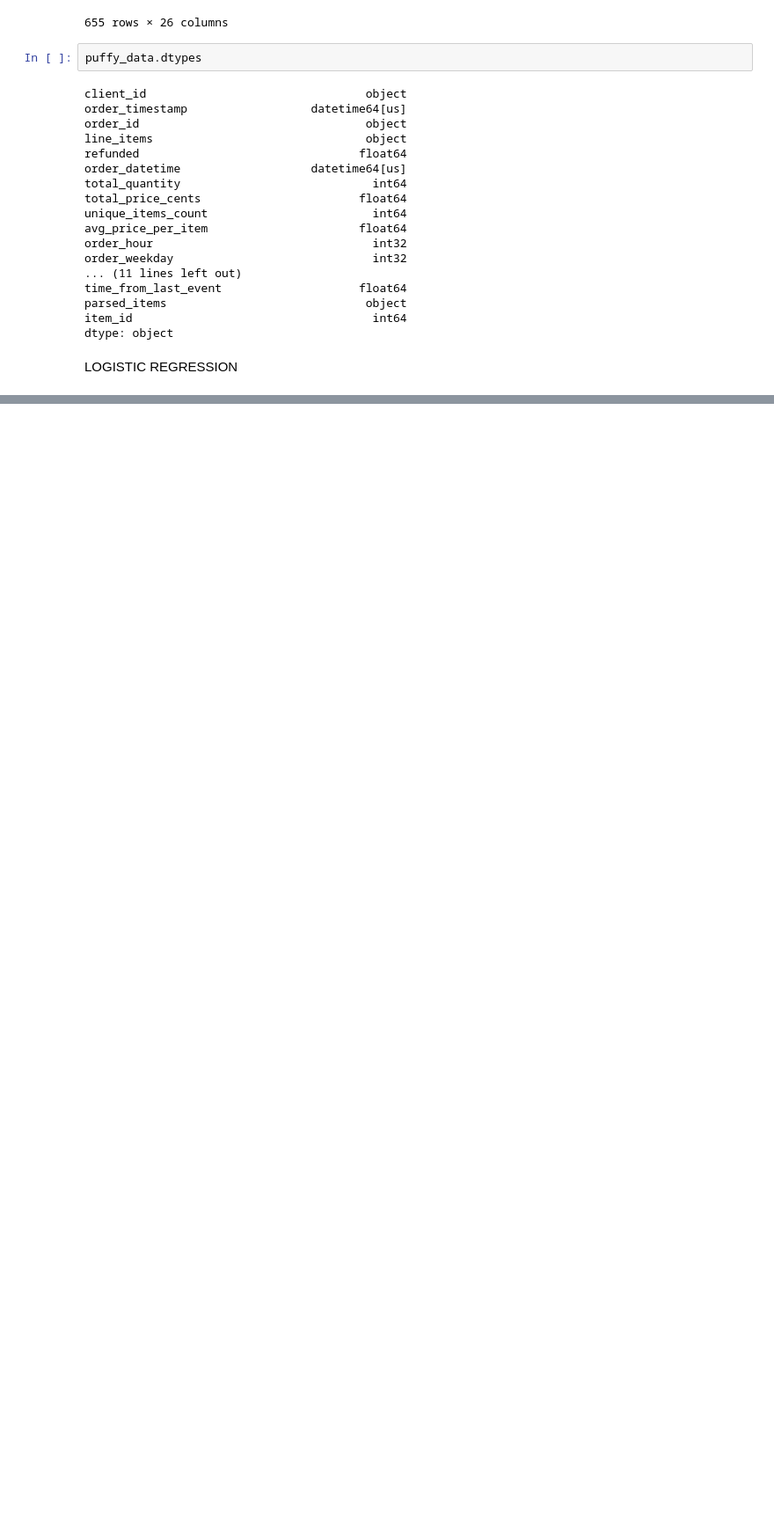
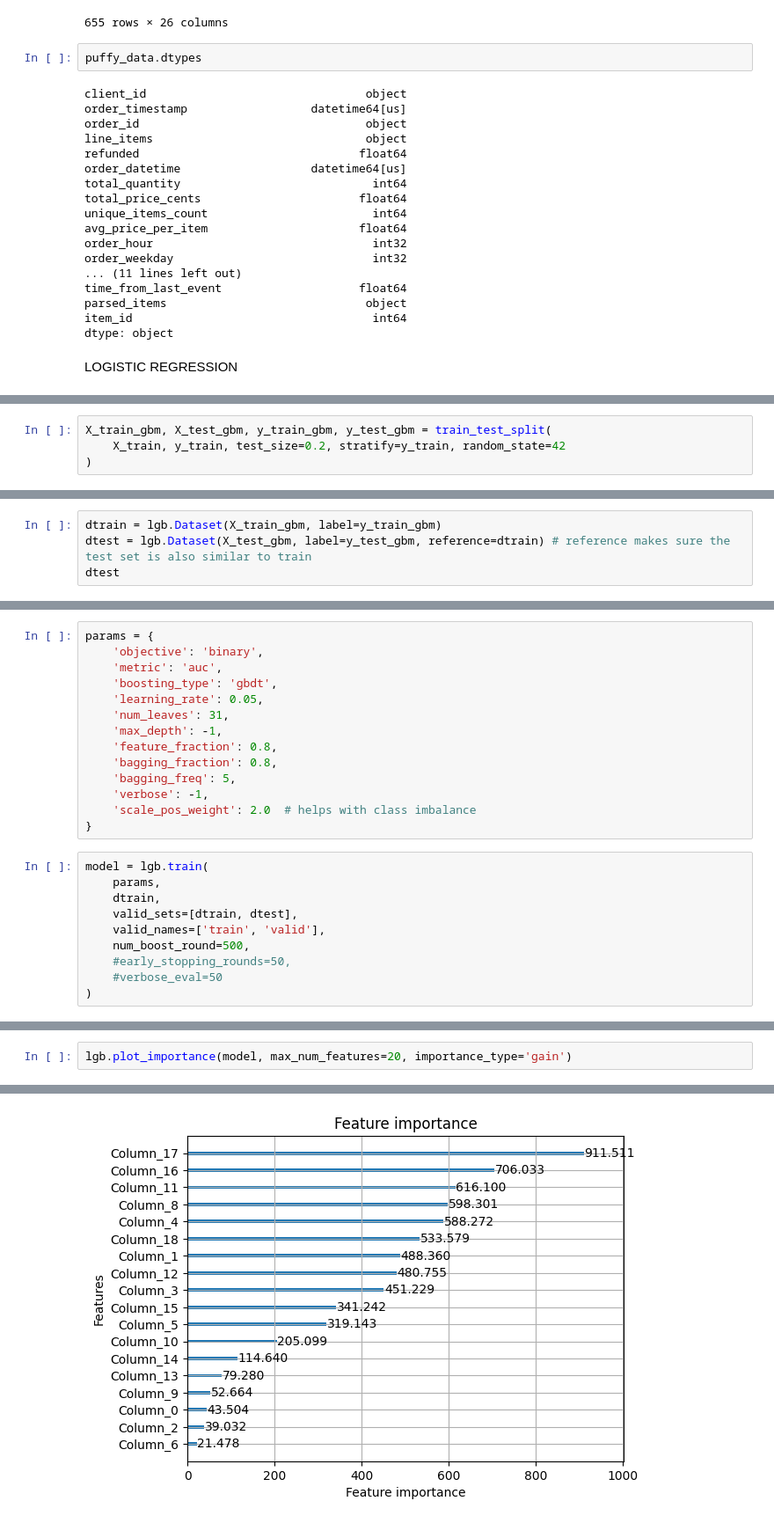
Before and after one commit to rsm-kkattigenahally/Kaggle-puffy-lost-sleep-challenge, a Jupyter notebook: predictions.ipynb, the cells around one changed output, grey strips where cells are left out. Shown at 88% size. Drawn from its saved outputs; the diff is of its cells as text; blank space fills up the shorter version.

```diff
--- a/predictions.ipynb
+++ b/predictions.ipynb
@@ -503,0 +711,4 @@ LOGISTIC REGRESSION
+# %%
+X_train_gbm, X_test_gbm, y_train_gbm, y_test_gbm = train_test_split(
+    X_train, y_train, test_size=0.2, stratify=y_train, random_state=42
+)
@@ -503,0 +731,4 @@ LOGISTIC REGRESSION
+# %%
+dtrain = lgb.Dataset(X_train_gbm, label=y_train_gbm)
+dtest = lgb.Dataset(X_test_gbm, label=y_test_gbm, reference=dtrain) # reference makes sure the test set is also similar to train
+dtest
@@ -503,0 +737,24 @@ LOGISTIC REGRESSION
+# %%
+params = {
+    'objective': 'binary',
+    'metric': 'auc',
+    'boosting_type': 'gbdt',
+    'learning_rate': 0.05,
+    'num_leaves': 31,
+    'max_depth': -1,
+    'feature_fraction': 0.8,
+    'bagging_fraction': 0.8,
+    'bagging_freq': 5,
+    'verbose': -1,
+    'scale_pos_weight': 2.0  # helps with class imbalance
+}
+# %%
+model = lgb.train(
+    params,
+    dtrain,
+    valid_sets=[dtrain, dtest],
+    valid_names=['train', 'valid'],
+    num_boost_round=500,
+    #early_stopping_rounds=50,
+    #verbose_eval=50
+)
@@ -503,0 +793,3 @@ LOGISTIC REGRESSION
+# %%
+lgb.plot_importance(model, max_num_features=20, importance_type='gain')
+# %% [output]
@@ -503,0 +797 @@ LOGISTIC REGRESSION
+[figure, added]
```
Also changed, not shown: parts of 39 cells of this notebook, 2 other files.
